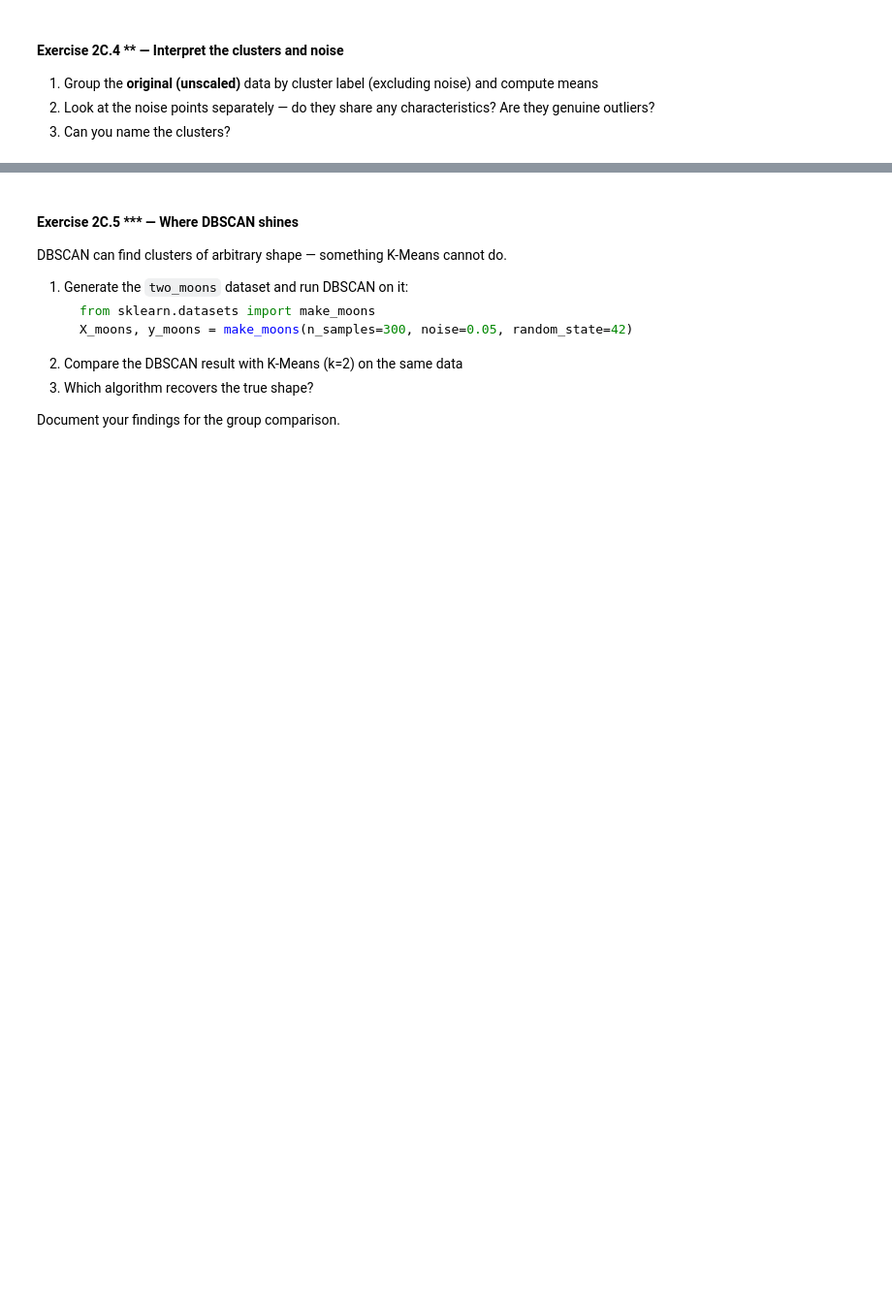
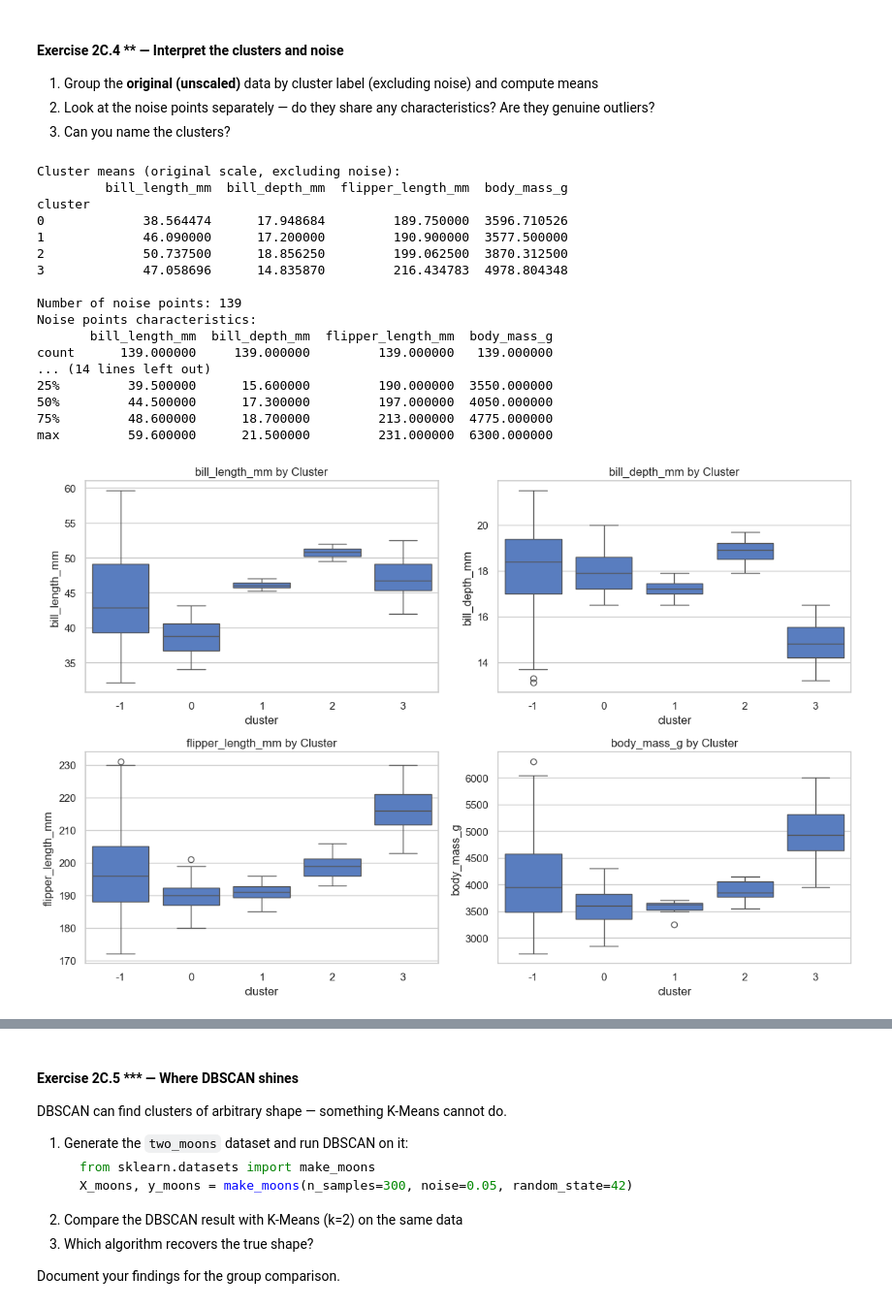
Before and after one commit to NootNoot583/Workshop-UML, a Jupyter notebook: unsupervised_ml_workshop.ipynb, the cells around one changed output, grey strips where cells are left out. Shown at 97% size. Saved outputs shown, nothing was run; the diff lists cells and outputs as text; code cells hidden in the pictures; blank space fills up the shorter version.

```diff
--- a/unsupervised_ml_workshop.ipynb
+++ b/unsupervised_ml_workshop.ipynb
@@ -467,0 +580,71 @@ DBSCAN results can change dramatically with different `eps` and `min_samples`. E
+# %%
+# 1. Group the original (unscaled) data by cluster label (excluding noise) and compute means
+df['cluster'] = labels  # Add labels to the original dataframe
+
+# Exclude noise and group by cluster, compute means
+cluster_means = df[df['cluster'] != -1].groupby('cluster')[feature_cols].mean()
+print("Cluster means (original scale, excluding noise):")
+print(cluster_means)
+
+# 2. Look at the noise points separately
+noise_points = df[df['cluster'] == -1]
+print(f"\nNumber of noise points: {len(noise_points)}")
+print("Noise points characteristics:")
+print(noise_points[feature_cols].describe())
+
+# Check if noise points are genuine outliers by comparing to overall data
+print("\nOverall data statistics for comparison:")
+print(df[feature_cols].describe())
+
+# Perhaps plot or compare distributions
+# For example, boxplot of features for noise vs clusters
+plt.figure(figsize=(12, 8))
+for i, col in enumerate(feature_cols):
+    plt.subplot(2, 2, i+1)
+    sns.boxplot(x='cluster', y=col, data=df)
+    plt.title(f'{col} by Cluster')
+plt.tight_layout()
+plt.show()
+
+# 3. Can you name the clusters?
+print("\nCluster interpretation:")
+for cluster_id in sorted(cluster_means.index):
+    mean_vals = cluster_means.loc[cluster_id]
+    print(f"Cluster {cluster_id}:")
+    print(f"  - Bill Length: {mean_vals['bill_length_mm']:.1f} mm")
+    print(f"  - Bill Depth: {mean_vals['bill_depth_mm']:.1f} mm")
+    print(f"  - Flipper Length: {mean_vals['flipper_length_mm']:.1f} mm")
+    print(f"  - Body Mass: {mean_vals['body_mass_g']:.1f} g")
+
+    # Based on penguin knowledge, suggest names
+    if mean_vals['bill_length_mm'] > 45 and mean_vals['flipper_length_mm'] > 210:
+        print("  - Likely Gentoo penguins (larger flippers, longer bills)")
+    elif mean_vals['bill_depth_mm'] > 18:
+        print("  - Likely Chinstrap penguins (deeper bills)")
+    else:
+        print("  - Likely Adelie penguins (smaller overall)")
+    print()
+
+# Note: Since we have ground truth species, we can check alignment
+print("Ground truth species distribution by cluster:")
+species_by_cluster = df[df['cluster'] != -1].groupby('cluster')['species'].value_counts()
+print(species_by_cluster)
+# %% [output]
+Cluster means (original scale, excluding noise):
+         bill_length_mm  bill_depth_mm  flipper_length_mm  body_mass_g
+cluster
+0             38.564474      17.948684         189.750000  3596.710526
+1             46.090000      17.200000         190.900000  3577.500000
+2             50.737500      18.856250         199.062500  3870.312500
+3             47.058696      14.835870         216.434783  4978.804348
+
+Number of noise points: 139
+Noise points characteristics:
+       bill_length_mm  bill_depth_mm  flipper_length_mm  body_mass_g
+count      139.000000     139.000000         139.000000   139.000000
+... (14 lines left out)
+25%         39.500000      15.600000         190.000000  3550.000000
+50%         44.500000      17.300000         197.000000  4050.000000
+75%         48.600000      18.700000         213.000000  4775.000000
+max         59.600000      21.500000         231.000000  6300.000000
+[figure, added]
```
Also changed, not shown: parts of 12 cells of this notebook.
